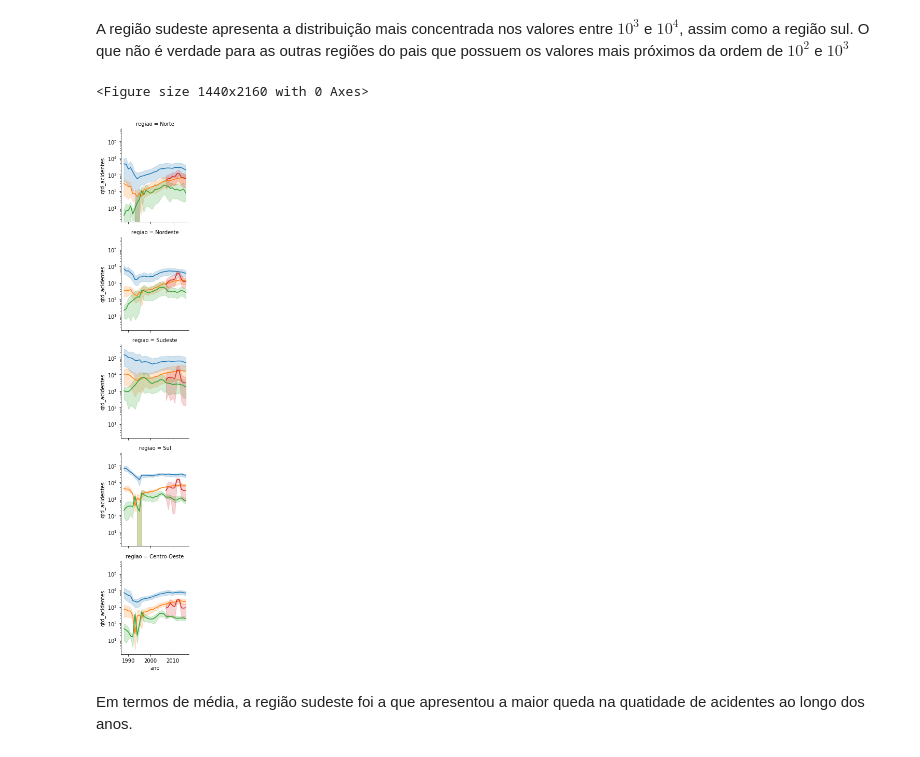
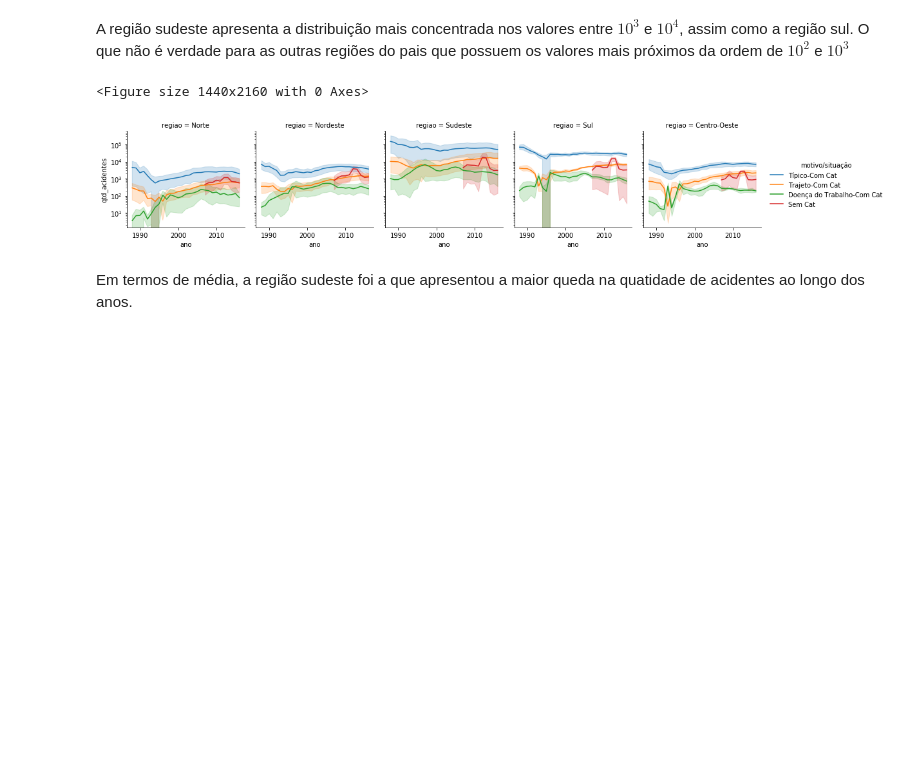
Before and after one commit to lorransr/CAT, a Jupyter notebook: Acidentes_de_Trabalho.ipynb, the cells around one changed output. Cells and saved outputs as stored; diff of their text form; code cells hidden in the pictures; blank space fills up the shorter version.

```diff
--- a/Acidentes_de_Trabalho.ipynb
+++ b/Acidentes_de_Trabalho.ipynb
@@ -287,12 +293,12 @@ plt.xscale("log")
 A região sudeste apresenta a distribuição mais concentrada nos valores entre $10^3$ e $10^4$, assim como a região sul. O que não é verdade para as outras regiões do pais que possuem os valores mais próximos da ordem de $10^2$ e $10^3$
 # %%
 plt.figure(figsize=(20, 30))
-g = sns.FacetGrid(df_uf, row="regiao",hue="motivo/situação")
-g.map(sns.lineplot,'ano',"qtd_acidentes")
+g = sns.FacetGrid(df_uf, col="regiao",hue="motivo/situação")
+g.map(sns.lineplot,'ano',"qtd_acidentes").add_legend()
 plt.yscale("log")
 # %% [output]
 <Figure size 1440x2160 with 0 Axes>
-[figure, old version]
+[figure, new version]
 # %% [markdown]
 Em termos de média, a região sudeste foi a que apresentou a maior queda na quatidade de acidentes ao longo dos anos.
 # %% [markdown]
```
Also changed, not shown: parts of 8 cells of this notebook.
